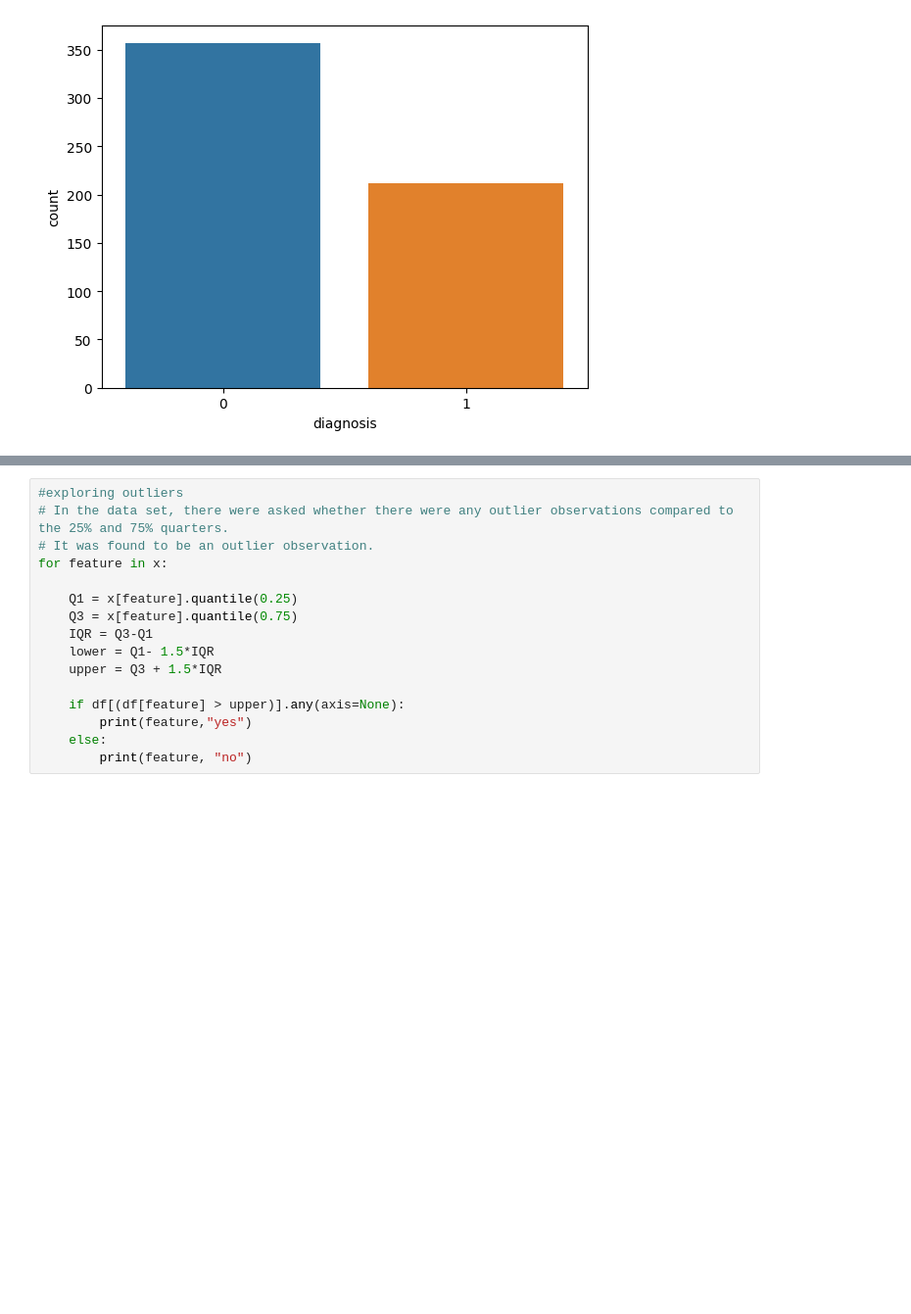
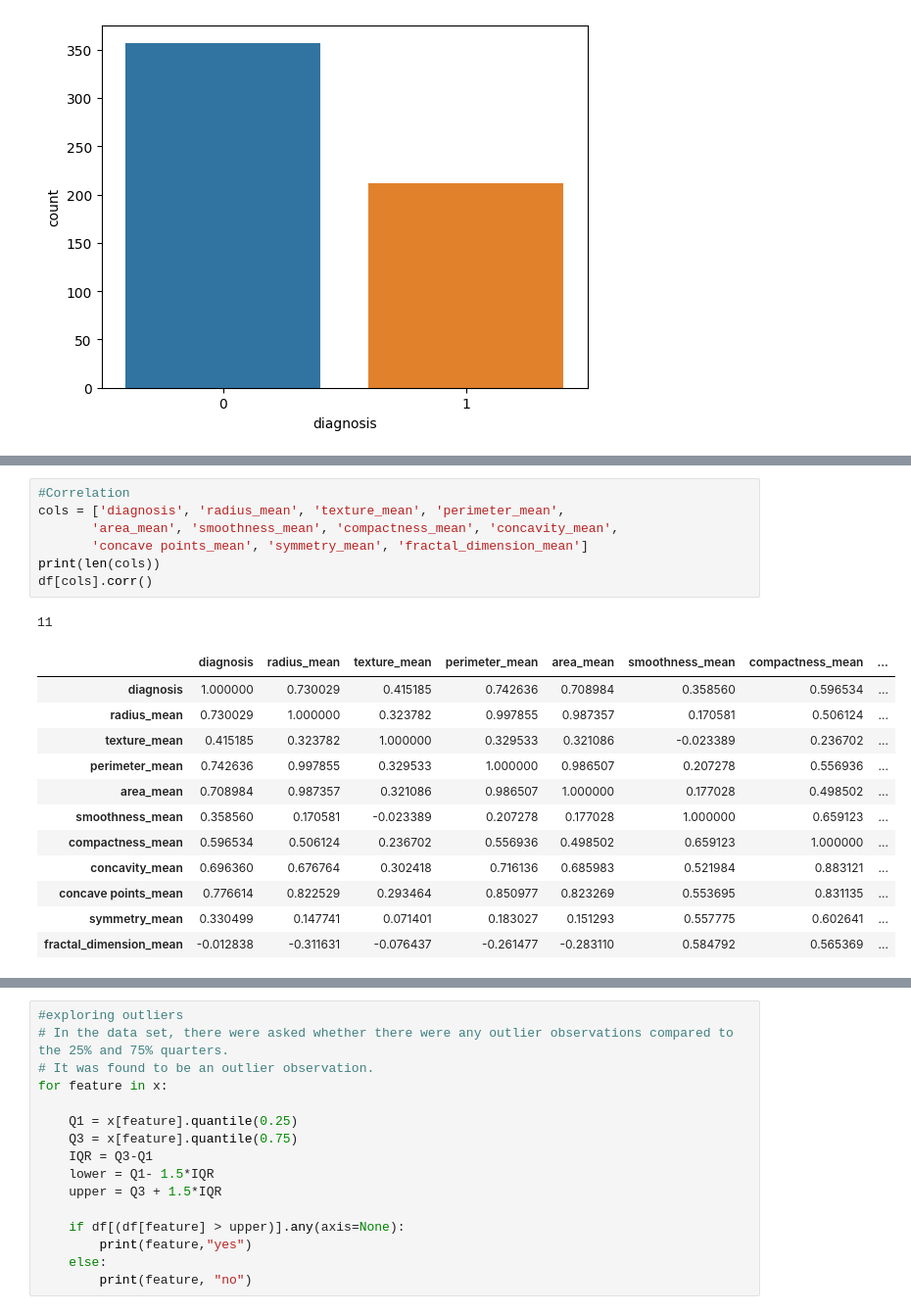
Before and after one commit to sonalnida/ML_Kaggle_code, a Jupyter notebook: brest-cancer-eda-knn-nca.ipynb, the cells around one changed output, grey strips where cells are left out. Shown: that part at 98% size. Drawn from its saved outputs; the diff is of its cells as text; blank space fills up the shorter version.

```diff
--- a/brest-cancer-eda-knn-nca.ipynb
+++ b/brest-cancer-eda-knn-nca.ipynb
@@ -160,0 +181,21 @@ plt.show()
+# %%
+#Correlation
+cols = ['diagnosis', 'radius_mean', 'texture_mean', 'perimeter_mean',
+       'area_mean', 'smoothness_mean', 'compactness_mean', 'concavity_mean',
+       'concave points_mean', 'symmetry_mean', 'fractal_dimension_mean']
+print(len(cols))
+df[cols].corr()
+# %% [output]
+11
+|  | diagnosis | radius_mean | texture_mean | perimeter_mean | area_mean | smoothness_mean | compactness_mean | ... |
+| diagnosis | 1.000000 | 0.730029 | 0.415185 | 0.742636 | 0.708984 | 0.358560 | 0.596534 | ... |
+| radius_mean | 0.730029 | 1.000000 | 0.323782 | 0.997855 | 0.987357 | 0.170581 | 0.506124 | ... |
+| texture_mean | 0.415185 | 0.323782 | 1.000000 | 0.329533 | 0.321086 | -0.023389 | 0.236702 | ... |
+| perimeter_mean | 0.742636 | 0.997855 | 0.329533 | 1.000000 | 0.986507 | 0.207278 | 0.556936 | ... |
+| area_mean | 0.708984 | 0.987357 | 0.321086 | 0.986507 | 1.000000 | 0.177028 | 0.498502 | ... |
+| smoothness_mean | 0.358560 | 0.170581 | -0.023389 | 0.207278 | 0.177028 | 1.000000 | 0.659123 | ... |
+| compactness_mean | 0.596534 | 0.506124 | 0.236702 | 0.556936 | 0.498502 | 0.659123 | 1.000000 | ... |
+| concavity_mean | 0.696360 | 0.676764 | 0.302418 | 0.716136 | 0.685983 | 0.521984 | 0.883121 | ... |
+| concave points_mean | 0.776614 | 0.822529 | 0.293464 | 0.850977 | 0.823269 | 0.553695 | 0.831135 | ... |
+| symmetry_mean | 0.330499 | 0.147741 | 0.071401 | 0.183027 | 0.151293 | 0.557775 | 0.602641 | ... |
+| fractal_dimension_mean | -0.012838 | -0.311631 | -0.076437 | -0.261477 | -0.283110 | 0.584792 | 0.565369 | ... |
```
Also changed, not shown: parts of 26 cells of this notebook.
